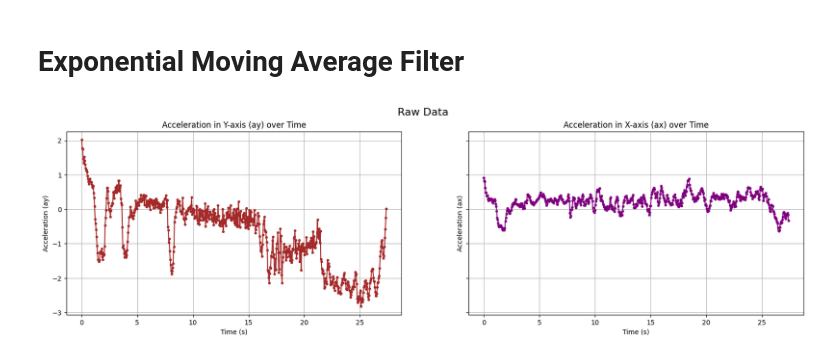
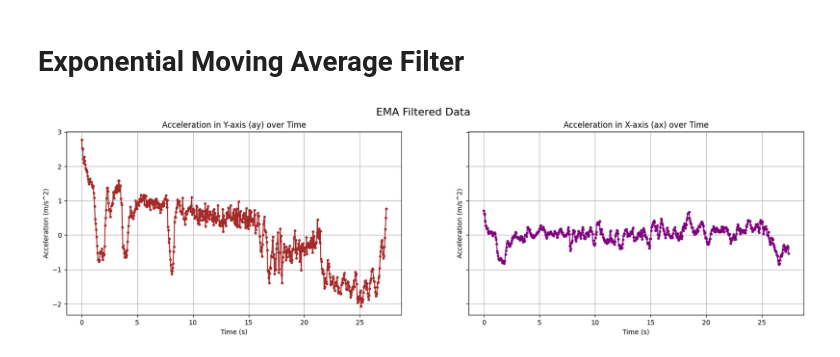
Before and after one commit to KarthickPandianPV/PATH-ESTIMATION, a Jupyter notebook: main.ipynb, the cells around one changed output. Cells and saved outputs as stored; diff of their text form; code cells hidden in the pictures.

```diff
--- a/main.ipynb
+++ b/main.ipynb
@@ -33,0 +37,24 @@ plt.show()
+# %%
+df['ay_bias'] = df['ay'].copy()  # Make a copy of ay
+df['ax_bias'] = df['ax'].copy()  # Make a copy of ax
+
+ay_mean = df['ay_bias'].mean()
+ax_mean = df['ax_bias'].mean()
+
+for i in range (0,len(df)):
+    df.loc[i, 'ay_bias'] = df.loc[i, 'ay_bias'] - ay_mean
+    df.loc[i, 'ax_bias'] = df.loc[i, 'ax_bias'] - ax_mean
+
+fig, (ax1, ax2) = plt.subplots(1, 2, figsize=(20, 5), sharey=True)
+fig.suptitle('DC Bias removed data', fontsize=16)
+ax1.plot(df['time'], df['ay_bias'], marker='o', linestyle='-', color='brown', markersize=3)
+ax1.set_title('Acceleration in Y-axis (ay) over Time')
+ax1.set_xlabel('Time (s)')
+ax1.set_ylabel('Acceleration (m/s^2)')
+ax1.grid(True)
+
+ax2.plot(df['time'], df['ax_bias'], marker='o', linestyle='-', color='purple', markersize=3)
+ax2.set_title('Acceleration in X-axis (ax) over Time')
+ax2.set_xlabel('Time (s)')
+ax2.set_ylabel('Acceleration (m/s^2)')
+ax2.grid(True)
@@ -34,26 +63,26 @@ plt.show()
 # %% [markdown]
 # Exponential Moving Average Filter
 # %%
-df['ay_new'] = df['ay'].copy()  # Copy ay for filtering
-df['ax_new'] = df['ax'].copy()  # Copy ax for filtering
+df['ay_ema'] = df['ay_bias'].copy()  # Make a copy of dc bias removed ay
+df['ax_ema'] = df['ax_bias'].copy()  # Make a copy of dc bias removed ax
 
 # Apply EMA filter
 for i in range(1, len(df)):
-    df.loc[i, 'ay_new'] = df.loc[i - 1, 'ay_new'] * 0.8 + df.loc[i, 'ay'] * 0.2
-    df.loc[i, 'ax_new'] = df.loc[i - 1, 'ax_new'] * 0.8 + df.loc[i, 'ax'] * 0.2
+    df.loc[i, 'ay_ema'] = df.loc[i - 1, 'ay_ema'] * 0.8 + df.loc[i, 'ay_bias'] * 0.2
+    df.loc[i, 'ax_ema'] = df.loc[i - 1, 'ax_ema'] * 0.8 + df.loc[i, 'ax_bias'] * 0.2
 
 fig, (ax1, ax2) = plt.subplots(1, 2, figsize=(20, 5), sharey=True)
-fig.suptitle('Raw Data', fontsize=16)
-ax1.plot(df['time'], df['ay_new'], marker='o', linestyle='-', color='brown', markersize=3)
+fig.suptitle('EMA Filtered Data', fontsize=16)
+ax1.plot(df['time'], df['ay_ema'], marker='o', linestyle='-', color='brown', markersize=3)
 ax1.set_title('Acceleration in Y-axis (ay) over Time')
 ax1.set_xlabel('Time (s)')
-ax1.set_ylabel('Acceleration (ay)')
+ax1.set_ylabel('Acceleration (m/s^2)')
 ax1.grid(True)
 
-ax2.plot(df['time'], df['ax_new'], marker='o', linestyle='-', color='purple', markersize=3)
+ax2.plot(df['time'], df['ax_ema'], marker='o', linestyle='-', color='purple', markersize=3)
 ax2.set_title('Acceleration in X-axis (ax) over Time')
 ax2.set_xlabel('Time (s)')
-ax2.set_ylabel('Acceleration (ax)')
+ax2.set_ylabel('Acceleration (m/s^2)')
 ax2.grid(True)
 # %% [output]
-[figure, old version]
+[figure, new version]
```
Also changed, not shown: parts of 9 cells of this notebook.
